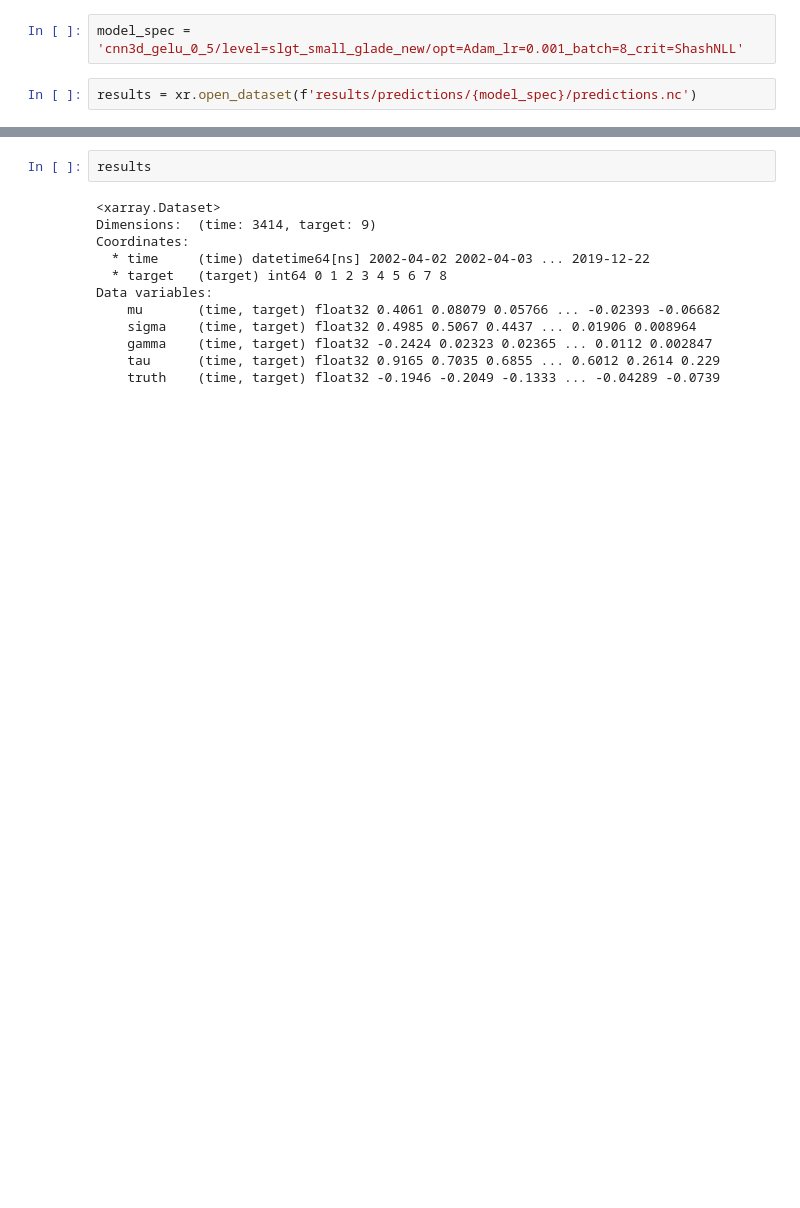
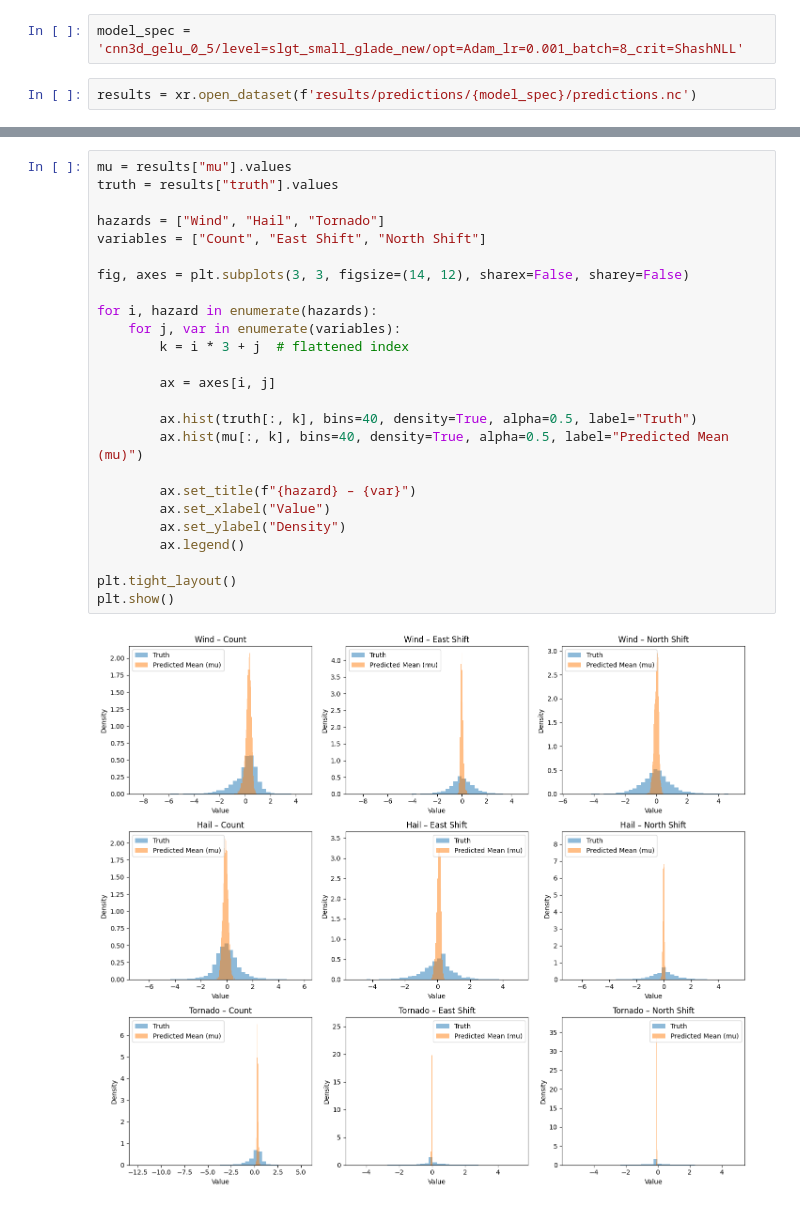
Before and after one commit to milesepstein13/convective_outlook_ml, a Jupyter notebook: distribution_analysis.ipynb, the cells around one changed output, grey strips where cells are left out. Drawn from its saved outputs; the diff is of its cells as text; blank space fills up the shorter version.

```diff
--- a/distribution_analysis.ipynb
+++ b/distribution_analysis.ipynb
@@ -7,14 +30,27 @@ results = xr.open_dataset(f'results/predictions/{model_spec}/predictions.nc')
 # %%
-results
+mu = results["mu"].values
+truth = results["truth"].values
+
+hazards = ["Wind", "Hail", "Tornado"]
+variables = ["Count", "East Shift", "North Shift"]
+
+fig, axes = plt.subplots(3, 3, figsize=(14, 12), sharex=False, sharey=False)
+
+for i, hazard in enumerate(hazards):
+    for j, var in enumerate(variables):
+        k = i * 3 + j  # flattened index
+
+        ax = axes[i, j]
+
+        ax.hist(truth[:, k], bins=40, density=True, alpha=0.5, label="Truth")
+        ax.hist(mu[:, k], bins=40, density=True, alpha=0.5, label="Predicted Mean (mu)")
+
+        ax.set_title(f"{hazard} – {var}")
+        ax.set_xlabel("Value")
+        ax.set_ylabel("Density")
+        ax.legend()
+
+plt.tight_layout()
+plt.show()
 # %% [output]
-<xarray.Dataset>
-Dimensions:  (time: 3414, target: 9)
-Coordinates:
-  * time     (time) datetime64[ns] 2002-04-02 2002-04-03 ... 2019-12-22
-  * target   (target) int64 0 1 2 3 4 5 6 7 8
-Data variables:
-    mu       (time, target) float32 0.4061 0.08079 0.05766 ... -0.02393 -0.06682
-    sigma    (time, target) float32 0.4985 0.5067 0.4437 ... 0.01906 0.008964
-    gamma    (time, target) float32 -0.2424 0.02323 0.02365 ... 0.0112 0.002847
-    tau      (time, target) float32 0.9165 0.7035 0.6855 ... 0.6012 0.2614 0.229
-    truth    (time, target) float32 -0.1946 -0.2049 -0.1333 ... -0.04289 -0.0739
+[figure, added]
```
Also changed, not shown: parts of 6 cells of this notebook.
